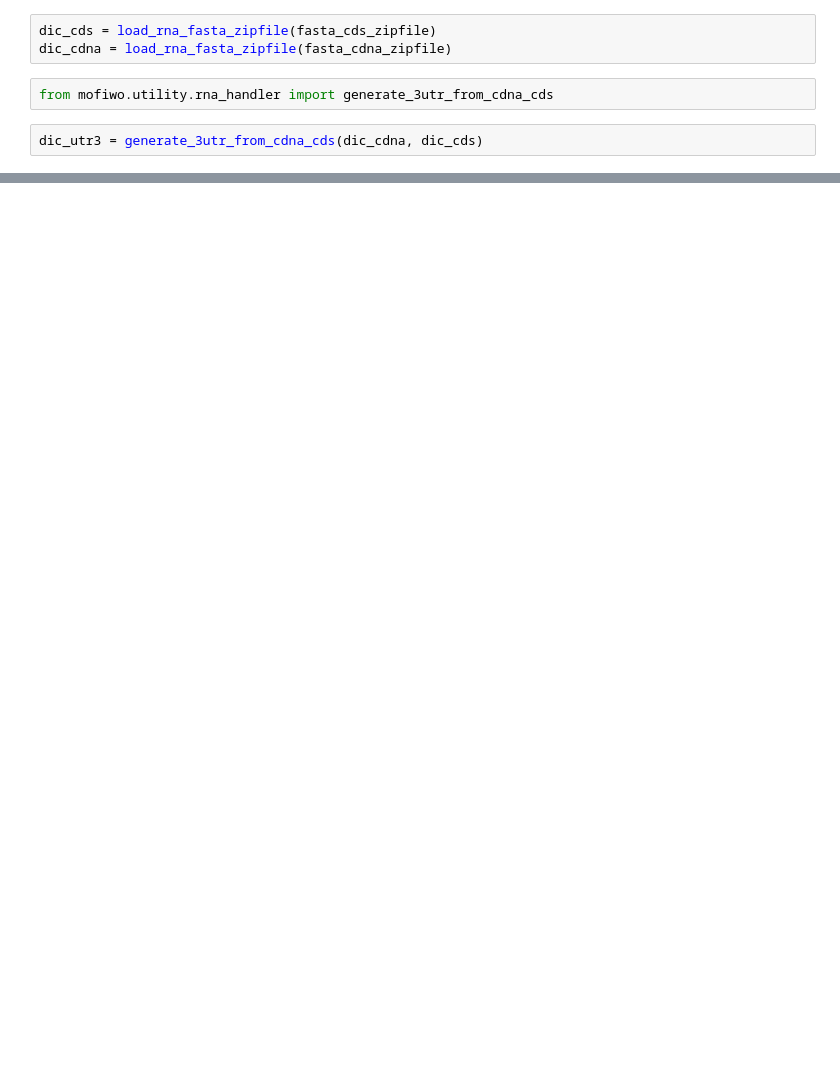
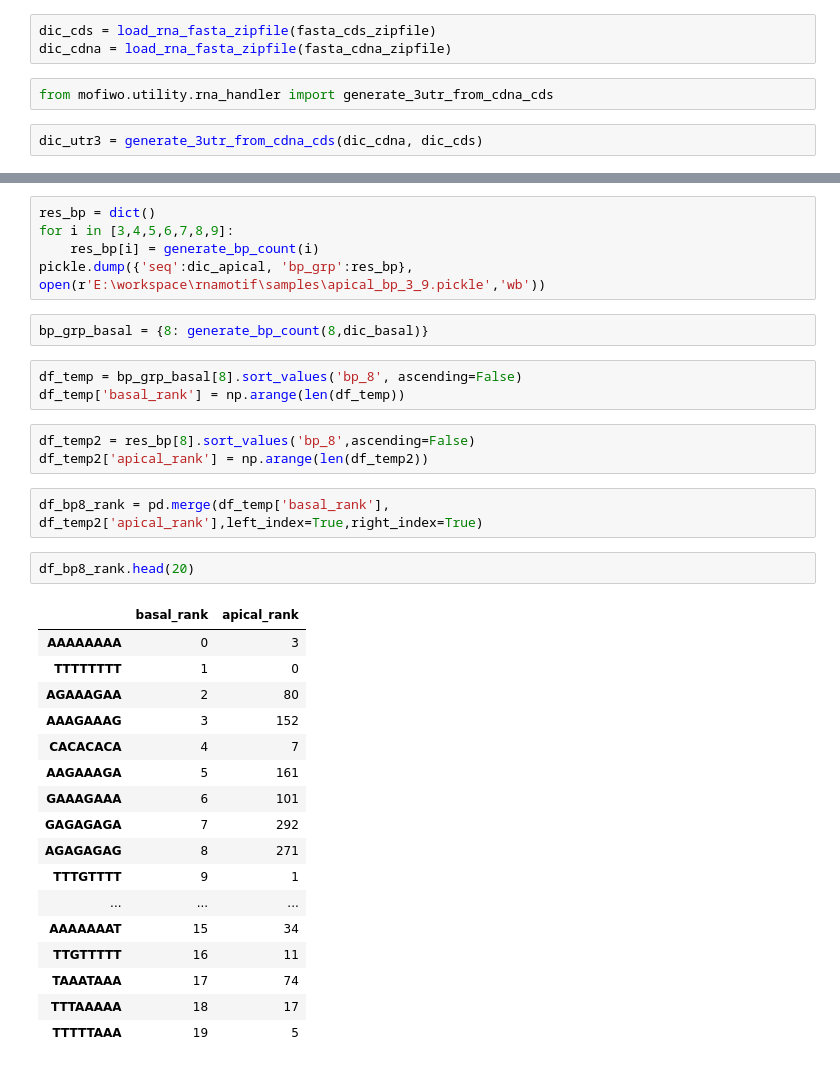
Before and after one commit to byeungchun/mofiwo, a Jupyter notebook: notebook/mofiwo test.ipynb, the cells around one changed output, grey strips where cells are left out. Cells and saved outputs as stored; diff of their text form; blank space fills up the shorter version.

```diff
--- a/notebook/mofiwo test.ipynb
+++ b/notebook/mofiwo test.ipynb
@@ -61,0 +85,35 @@ WebDriverException: Message: unknown error: net::ERR_SSL_PROTOCOL_ERROR
+# %%
+res_bp = dict()
+for i in [3,4,5,6,7,8,9]:
+    res_bp[i] = generate_bp_count(i)
+pickle.dump({'seq':dic_apical, 'bp_grp':res_bp}, open(r'E:\workspace\rnamotif\samples\apical_bp_3_9.pickle','wb'))
+# %%
+bp_grp_basal = {8: generate_bp_count(8,dic_basal)}
+# %%
+df_temp = bp_grp_basal[8].sort_values('bp_8', ascending=False)
+df_temp['basal_rank'] = np.arange(len(df_temp))
+# %%
+df_temp2 = res_bp[8].sort_values('bp_8',ascending=False)
+df_temp2['apical_rank'] = np.arange(len(df_temp2))
+# %%
+df_bp8_rank = pd.merge(df_temp['basal_rank'], df_temp2['apical_rank'],left_index=True,right_index=True)
+# %%
+df_bp8_rank.head(20)
+# %% [output]
+|  | basal_rank | apical_rank |
+| AAAAAAAA | 0 | 3 |
+| TTTTTTTT | 1 | 0 |
+| AGAAAGAA | 2 | 80 |
+| AAAGAAAG | 3 | 152 |
+| CACACACA | 4 | 7 |
+| AAGAAAGA | 5 | 161 |
+| GAAAGAAA | 6 | 101 |
+| GAGAGAGA | 7 | 292 |
+| AGAGAGAG | 8 | 271 |
+| TTTGTTTT | 9 | 1 |
+| ... | ... | ... |
+| AAAAAAAT | 15 | 34 |
+| TTGTTTTT | 16 | 11 |
+| TAAATAAA | 17 | 74 |
+| TTTAAAAA | 18 | 17 |
+| TTTTTAAA | 19 | 5 |
```
Also changed, not shown: parts of 24 cells of this notebook, 3 other files.
